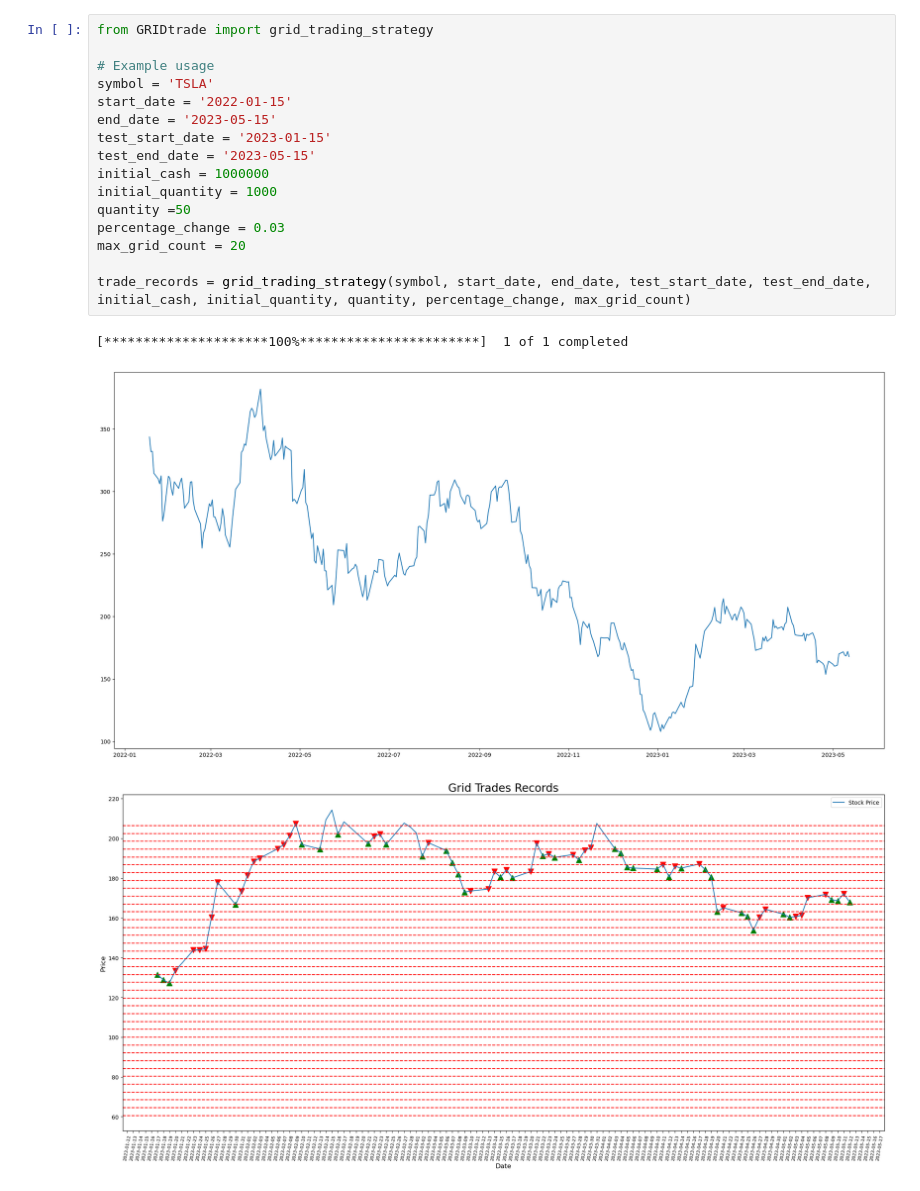
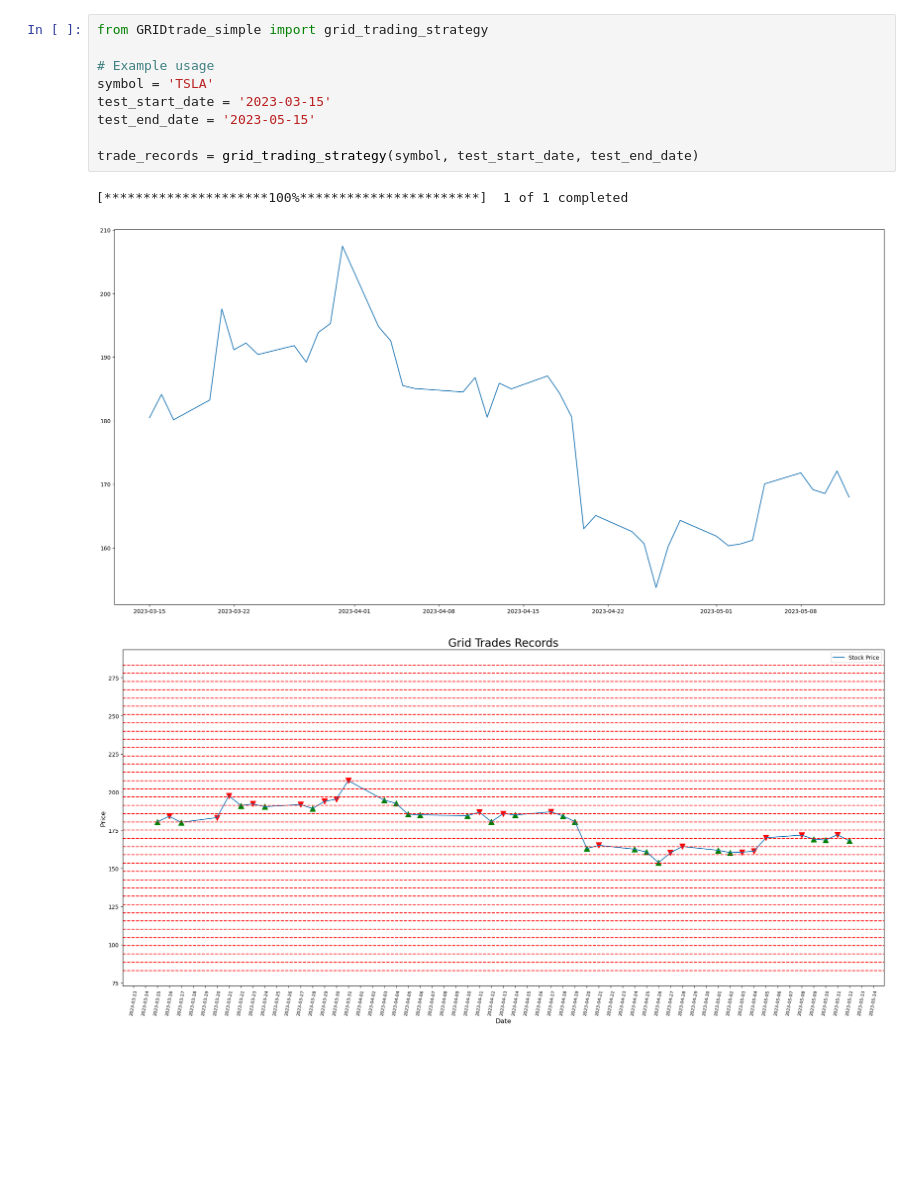
Before and after one commit to julianritchey/project-2, a Jupyter notebook: GRID_usage.ipynb, the cells around one changed output. Cells and saved outputs as stored; diff of their text form; blank space fills up the shorter version.

```diff
--- a/GRID_usage.ipynb
+++ b/GRID_usage.ipynb
@@ -1,20 +1,13 @@
 # %%
-from GRIDtrade import grid_trading_strategy
+from GRIDtrade_simple import grid_trading_strategy
 
 # Example usage
 symbol = 'TSLA'
-start_date = '2022-01-15'
-end_date = '2023-05-15'
-test_start_date = '2023-01-15'
+test_start_date = '2023-03-15'
 test_end_date = '2023-05-15'
-initial_cash = 1000000
-initial_quantity = 1000
-quantity =50
-percentage_change = 0.03
-max_grid_count = 20
 
-trade_records = grid_trading_strategy(symbol, start_date, end_date, test_start_date, test_end_date, initial_cash, initial_quantity, quantity, percentage_change, max_grid_count)
+trade_records = grid_trading_strategy(symbol, test_start_date, test_end_date)
 # %% [output]
 [*********************100%***********************]  1 of 1 completed
-[figure, old version]
+[figure, new version]
-[figure, old version]
+[figure, new version]
```
Also changed, not shown: 1 other file.
